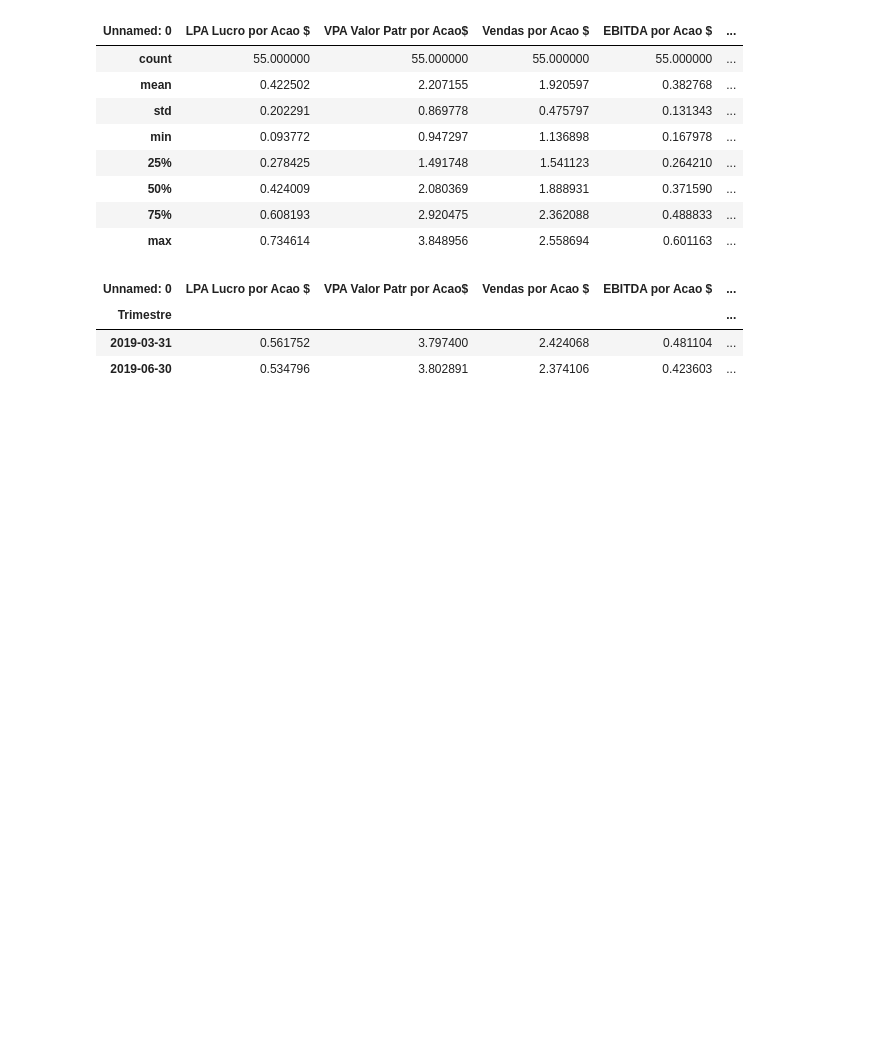
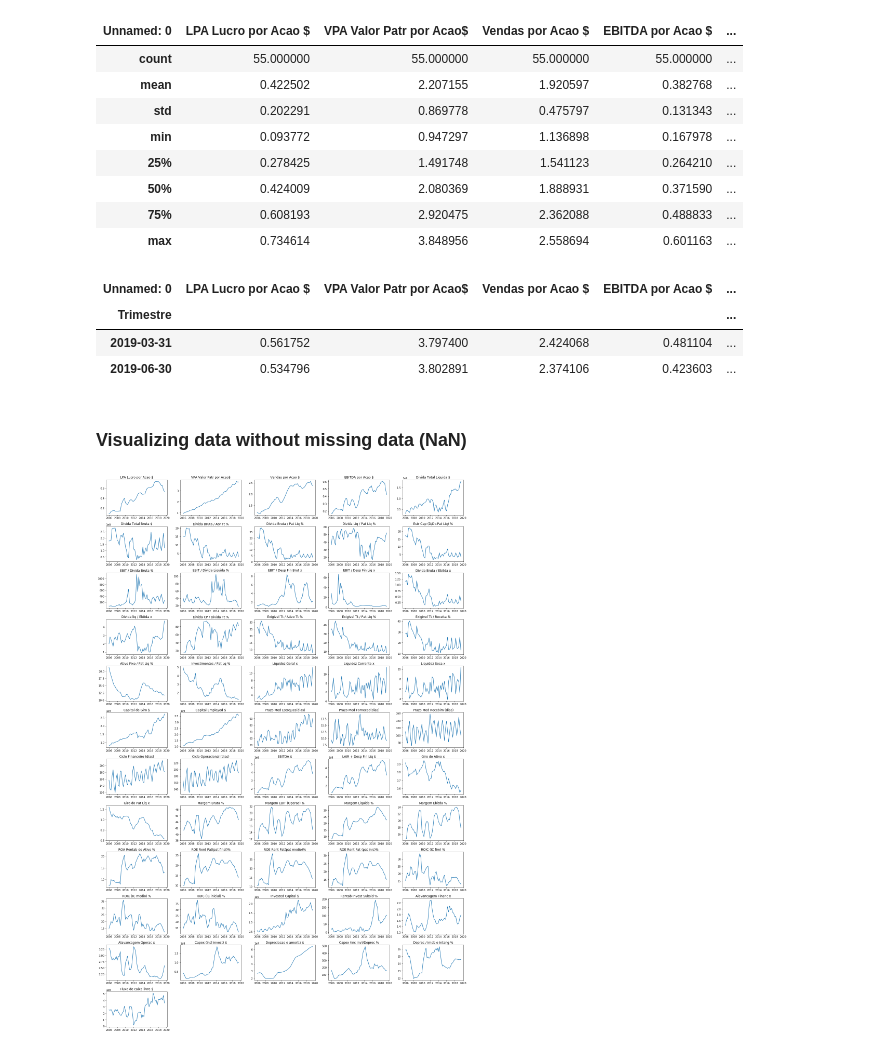
Before and after one commit to GuiMend/stock-prediction-rnn-fundamentals, a Jupyter notebook: TCC/1_Clean_data.ipynb, the cells around one changed output. Cells and saved outputs as stored; diff of their text form; code cells hidden in the pictures; blank space fills up the shorter version.

Commit message:
feat: clean input data and save separate csv

```diff
--- a/TCC/1_Clean_data.ipynb
+++ b/TCC/1_Clean_data.ipynb
@@ -103,3 +104,13 @@ raw_input_df.tail(2)
 | Trimestre |  |  |  |  | ... |
 | 2019-03-31 | 0.561752 | 3.797400 | 2.424068 | 0.481104 | ... |
 | 2019-06-30 | 0.534796 | 3.802891 | 2.374106 | 0.423603 | ... |
+# %% [markdown]
+### Visualizing data without missing data (NaN)
+# %%
+for i in range(1, 57):
+    a = plt.subplot(12, 5, i)
+    a.set_title(raw_input_df.columns[i-1])
+    plt.plot(raw_input_df.iloc[:,i-1])
+plt.tight_layout()
+# %% [output]
+[figure, added]
```
Also changed, not shown: parts of 10 cells of this notebook, 2 other files.
